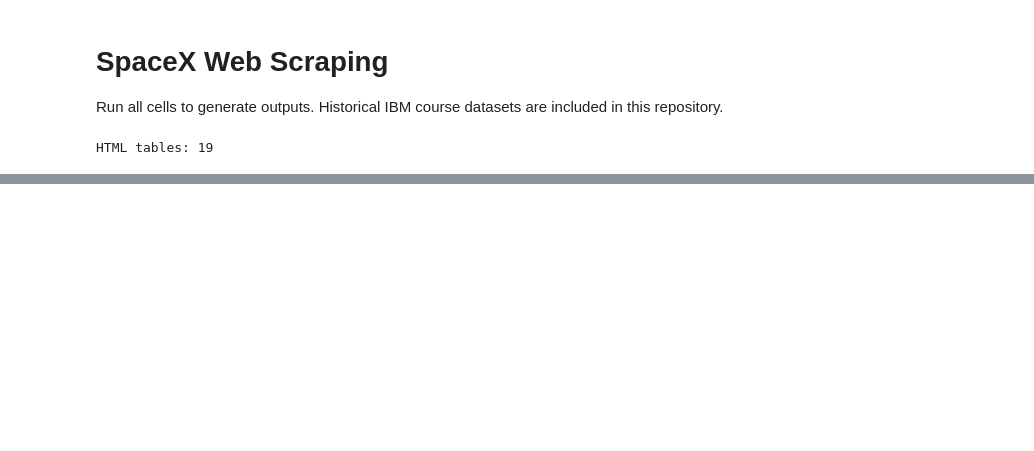
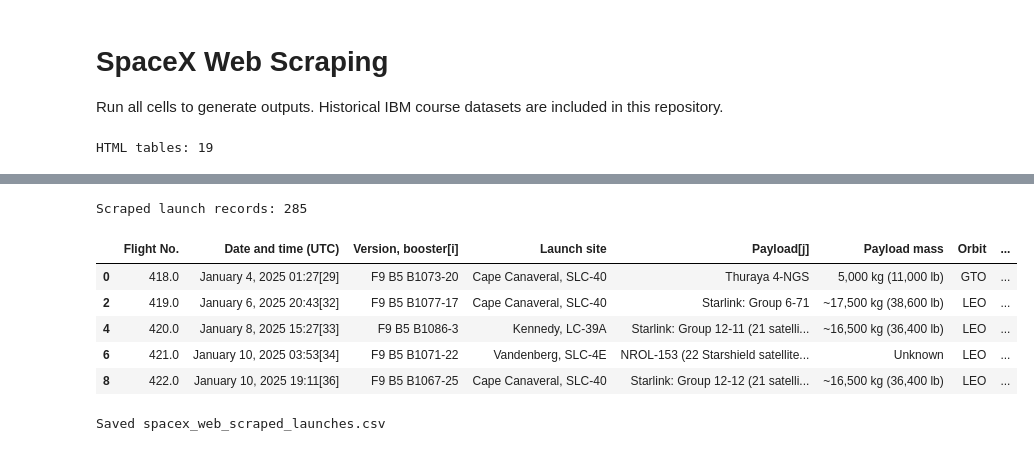
Before and after one commit to MinThantKyaww/SpaceX-Data-Science-Capstone, a Jupyter notebook: SpaceX_Web_Scraping.ipynb, the cells around one changed output, grey strips where cells are left out. Cells and saved outputs as stored; diff of their text form; code cells hidden in the pictures; blank space fills up the shorter version.

```diff
--- a/SpaceX_Web_Scraping.ipynb
+++ b/SpaceX_Web_Scraping.ipynb
@@ -36,3 +35,49 @@ Table 2 (256, 11)
 | 2 | 584 | January 4, 2026 06:48[254] | F9 B5 B1101‑1 | Cape Canaveral, SLC‑40 | Starlink: Group 6-88 | ~16,675 kg (36,762 lb) | LEO | ... |
 | 3 | 584 | Launch of 29 Starlink v2 mini opt... | Launch of 29 Starlink v2 mini opt... | Launch of 29 Starlink v2 mini opt... | Launch of 29 Starlink v2 mini opt... | Launch of 29 Starlink v2 mini opt... | Launch of 29 Starlink v2 mini opt... | ... |
 | 4 | 585 | January 9, 2026 21:41[255] | F9 B5 B1069‑29 | Cape Canaveral, SLC‑40 | Starlink: Group 6-96 | ~16,675 kg (36,762 lb) | LEO | ... |
+# %%
+
+import pandas as pd
+
+launch_tables = []
+
+for table in tables:
+    if "Flight No." in table.columns and "Launch outcome" in table.columns:
+        clean = table.copy()
+        clean["Flight No."] = pd.to_numeric(
+            clean["Flight No."], errors="coerce"
+        )
+        clean = clean.dropna(subset=["Flight No."])
+        launch_tables.append(clean)
+
+if launch_tables:
+    launches_df = pd.concat(launch_tables, ignore_index=True)
+
+    launches_df = launches_df.loc[
+        :, ~launches_df.columns.str.startswith("Unnamed:")
+    ]
+
+    launches_df = launches_df.drop_duplicates(
+        subset=["Flight No."], keep="first"
+    )
+
+    print("Scraped launch records:", len(launches_df))
+    display(launches_df.head())
+
+    launches_df.to_csv(
+        "spacex_web_scraped_launches.csv",
+        index=False
+    )
+
+    print("Saved spacex_web_scraped_launches.csv")
+else:
+    print("No matching launch tables found.")
+# %% [output]
+Scraped launch records: 285
+|  | Flight No. | Date and time (UTC) | Version, booster[i] | Launch site | Payload[j] | Payload mass | Orbit | ... |
+| 0 | 418.0 | January 4, 2025 01:27[29] | F9 B5 B1073‑20 | Cape Canaveral, SLC‑40 | Thuraya 4-NGS | 5,000 kg (11,000 lb) | GTO | ... |
+| 2 | 419.0 | January 6, 2025 20:43[32] | F9 B5 B1077‑17 | Cape Canaveral, SLC‑40 | Starlink: Group 6‑71 | ~17,500 kg (38,600 lb) | LEO | ... |
+| 4 | 420.0 | January 8, 2025 15:27[33] | F9 B5 B1086‑3 | Kennedy, LC‑39A | Starlink: Group 12-11 (21 satelli... | ~16,500 kg (36,400 lb) | LEO | ... |
+| 6 | 421.0 | January 10, 2025 03:53[34] | F9 B5 B1071‑22 | Vandenberg, SLC‑4E | NROL-153 (22 Starshield satellite... | Unknown | LEO | ... |
+| 8 | 422.0 | January 10, 2025 19:11[36] | F9 B5 B1067‑25 | Cape Canaveral, SLC‑40 | Starlink: Group 12-12 (21 satelli... | ~16,500 kg (36,400 lb) | LEO | ... |
+Saved spacex_web_scraped_launches.csv
```
Also changed, not shown: parts of 1 cell of this notebook, 1 other file.
